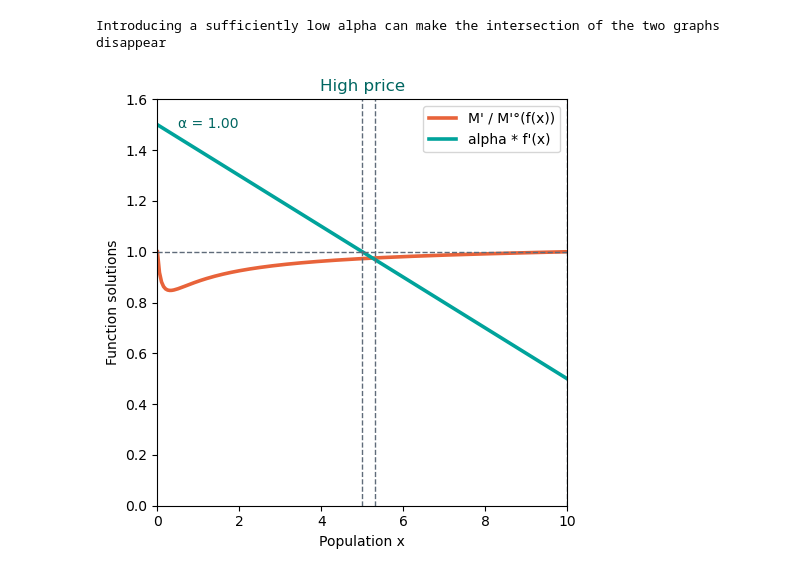
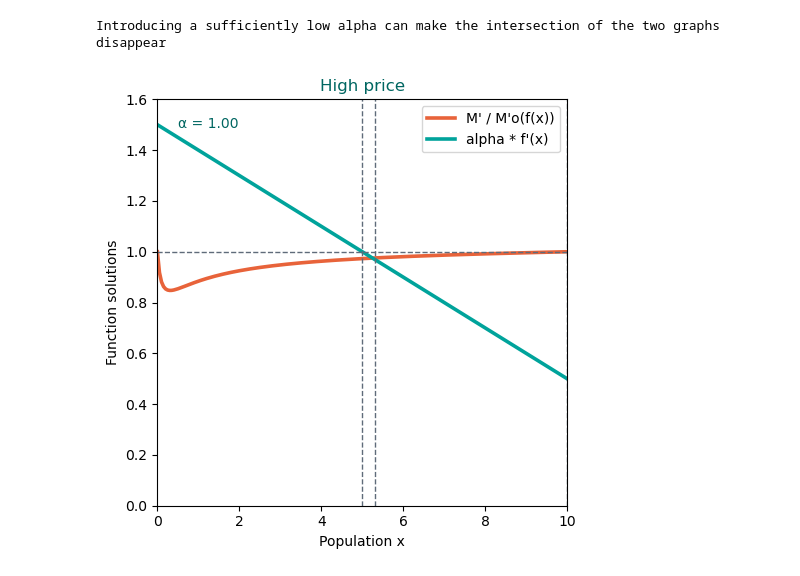
Before and after one commit to leara2/assignment2, a Jupyter notebook: Figure3codeclean.ipynb, the cells around one changed output. Saved outputs shown, nothing was run; the diff lists cells and outputs as text; code cells hidden in the pictures.

```diff
--- a/Figure3codeclean.ipynb
+++ b/Figure3codeclean.ipynb
@@ -136,7 +133,7 @@ p = p_high
 # Fixed economic curve
 ax.plot(
     x, second_curve(x, p),
-    color=CORAL, lw=2.6, label="M' / M'°(f(x))"
+    color=CORAL, lw=2.6, label="M' / M'o(f(x))"
 )
 
 # Animated discounted derivative
@@ -165,32 +162,32 @@ alpha_label = ax.text(
     color=DARK_TEAL
 )
 
 # Vary alpha from 1 to 0
 alphas = np.linspace(1, 0, 101)
 
 def update(frame):
     alpha = alphas[frame]
 
     line.set_ydata(alpha * f_deriv(x))
 
     alpha_label.set_text(f"α = {alpha:.2f}")
     return line, alpha_label
 
 animation = FuncAnimation(
     fig,
     update,
     frames=len(alphas),
     interval=80,
     blit=True
 )
 
 plt.tight_layout()
 plt.show()
 
-# Save the animation as a GIF
+# Save animation
 animation.save(
     "clark_figure3_high_price.gif",
     writer=PillowWriter(fps=15)
 )
 # %% [output]
-[figure, old version]
+[figure, new version]
```
Also changed, not shown: parts of 3 cells of this notebook.
